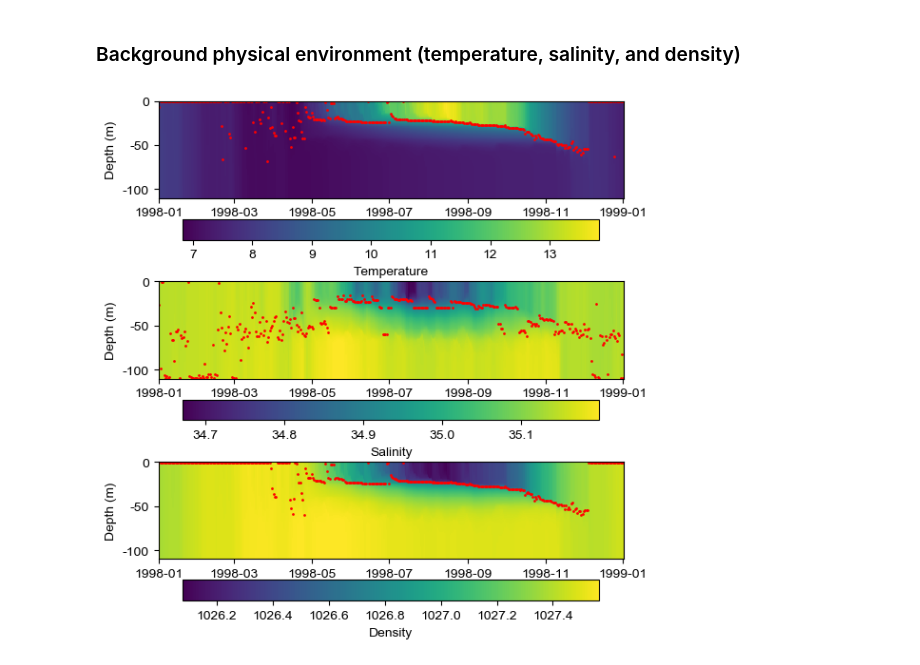
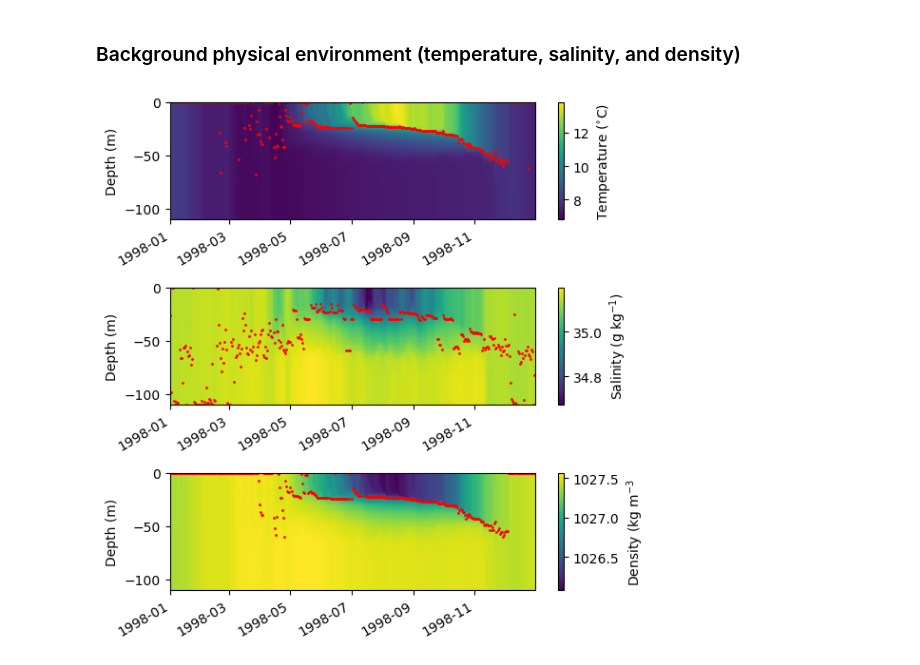
Before and after one commit to hakaseh/cases4argo, a Jupyter notebook: case/nns_annual/do-parameter-sensitivity.ipynb, the cells around one changed output. Cells and saved outputs as stored; diff of their text form; code cells hidden in the pictures.

```diff
--- a/case/nns_annual/do-parameter-sensitivity.ipynb
+++ b/case/nns_annual/do-parameter-sensitivity.ipynb
@@ -53,9 +52,6 @@ sample_scaled
 # %% [markdown]
 ### Read ensemble outputs
 # %%
-import xarray as xr
-import glob
-
 # ファイルパスのリストを作成
 file_paths = sorted(glob.glob("result_[0-9][0-9][0-9][0-9].nc"))
 
@@ -72,6 +68,9 @@ ds = xr.open_mfdataset(
 # 'ensemble' 次元に番号を割り当てる
 ds = ds.assign_coords(ensemble=range(len(file_paths)))
 
+# Remove the last index in the time dimension which corresponds to Jan 1 1999
+ds = ds.isel(time=slice(None, -1))
+
 # 変数の抽出
 time = ds['time']
 z = ds['z'][0, :, 0, 0]
@@ -306,37 +327,35 @@ fig.savefig('fig-tz-bgc-'+str(N),dpi=300,bbox_inches='tight')
 fig, axs = plt.subplots(3, 1, figsize=(6,6))
 
 mesh = axs[0].pcolormesh(time,z,ds['temp'][0,:,:,0,0].T)
-plt.colorbar(mesh,orientation='horizontal').set_label('Temperature')
+plt.colorbar(mesh).set_label('Temperature ($^{\circ}$C)')
 axs[0].set_ylabel('Depth (m)')
 mesh = axs[1].pcolormesh(time,z,ds['salt'][0,:,:,0,0].T)
-plt.colorbar(mesh,orientation='horizontal').set_label('Salinity')
+plt.colorbar(mesh).set_label('Salinity (g kg$^{-1}$)')
 axs[1].set_ylabel('Depth (m)')
 mesh = axs[2].pcolormesh(time,z,ds['rho'][0,:,:,0,0].T)
-plt.colorbar(mesh,orientation='horizontal').set_label('Density')
+plt.colorbar(mesh).set_label('Density (kg m$^{-3}$')
 axs[2].set_ylabel('Depth (m)')
 
 thermocline_depth = np.zeros(len(time))  # Array to store thermocline depths
 halocline_depth = np.zeros(len(time))  # Array to store thermocline depths
 pycnocline_depth = np.zeros(len(time))  # Array to store thermocline depths
 for t in range(len(time)):
     gradient = np.gradient(ds['temp'][0,t,:,0,0], z, axis=0)
     max_gradient_index = np.argmax(np.abs(gradient))
     thermocline_depth[t] = z[max_gradient_index]
     gradient = np.gradient(ds['salt'][0,t,:,0,0], z, axis=0)
     max_gradient_index = np.argmax(np.abs(gradient))
     halocline_depth[t] = z[max_gradient_index]
     gradient = np.gradient(ds['rho'][0,t,:,0,0], z, axis=0)
     max_gradient_index = np.argmax(np.abs(gradient))
     pycnocline_depth[t] = z[max_gradient_index]
 mesh = axs[0].scatter(time,thermocline_depth,c='r',s=1)
 mesh = axs[1].scatter(time,halocline_depth,c='r',s=1)
 mesh = axs[2].scatter(time,pycnocline_depth,c='r',s=1)
 
-#fig.autofmt_xdate()
+fig.autofmt_xdate()
 plt.tight_layout()
-# Manually adjust spacing (left, bottom, right, top, wspace, hspace)
-plt.subplots_adjust(hspace=0.3)  # Adjust vertical spacing between subplots
 
 fig.savefig('fig-tz-tsrho-'+str(N),dpi=300,bbox_inches='tight')
 # %% [output]
-[figure, old version]
+[figure, new version]
```
Also changed, not shown: parts of 17 cells of this notebook, 2 other files.
